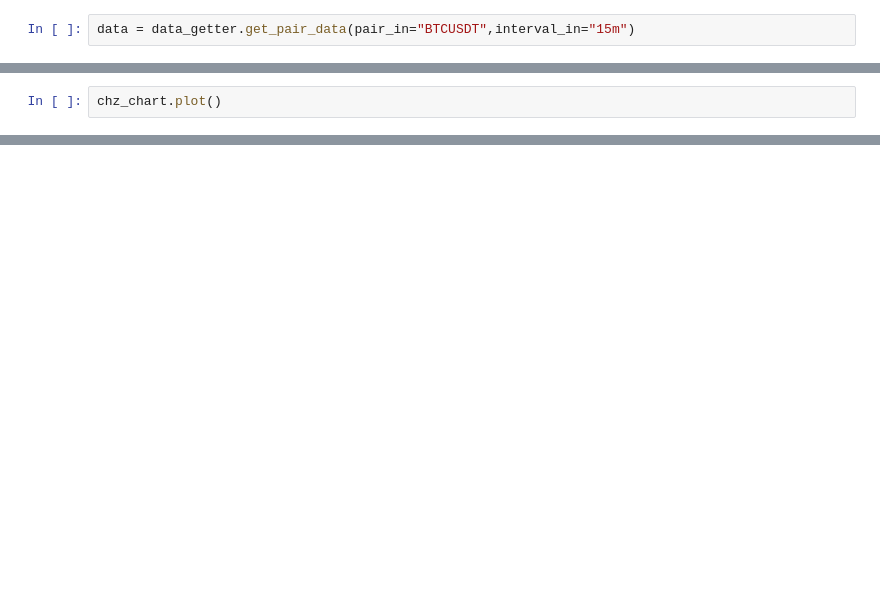
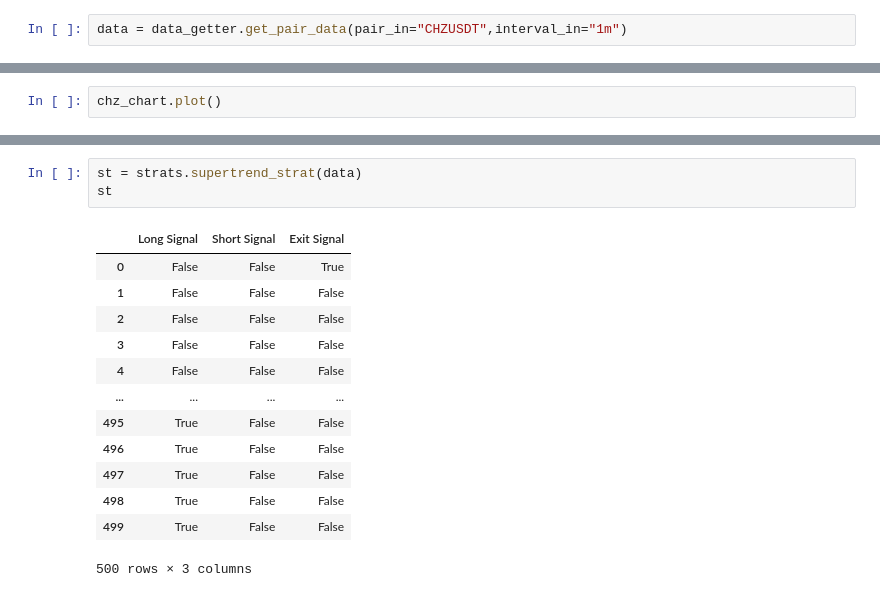
Before and after one commit to ulkeeren/binancebot, a Jupyter notebook: main.ipynb, the cells around one changed output, grey strips where cells are left out. Cells and saved outputs as stored; diff of their text form; blank space fills up the shorter version.

```diff
--- a/main.ipynb
+++ b/main.ipynb
@@ -18,5 +23,5 @@ current_capital = 44.38
 # %%
-data = data_getter.get_pair_data(pair_in="BTCUSDT",interval_in="15m")
+data = data_getter.get_pair_data(pair_in="CHZUSDT",interval_in="1m")
 # %%
 chz_chart = Chart(data)
 # %%
@@ -58,0 +161,17 @@ pnl
+# %%
+st = strats.supertrend_strat(data)
+st
+# %% [output]
+|  | Long Signal | Short Signal | Exit Signal |
+| 0 | False | False | True |
+| 1 | False | False | False |
+| 2 | False | False | False |
+| 3 | False | False | False |
+| 4 | False | False | False |
+| ... | ... | ... | ... |
+| 495 | True | False | False |
+| 496 | True | False | False |
+| 497 | True | False | False |
+| 498 | True | False | False |
+| 499 | True | False | False |
+500 rows × 3 columns
```
Also changed, not shown: parts of 18 cells of this notebook, 5 other files.
